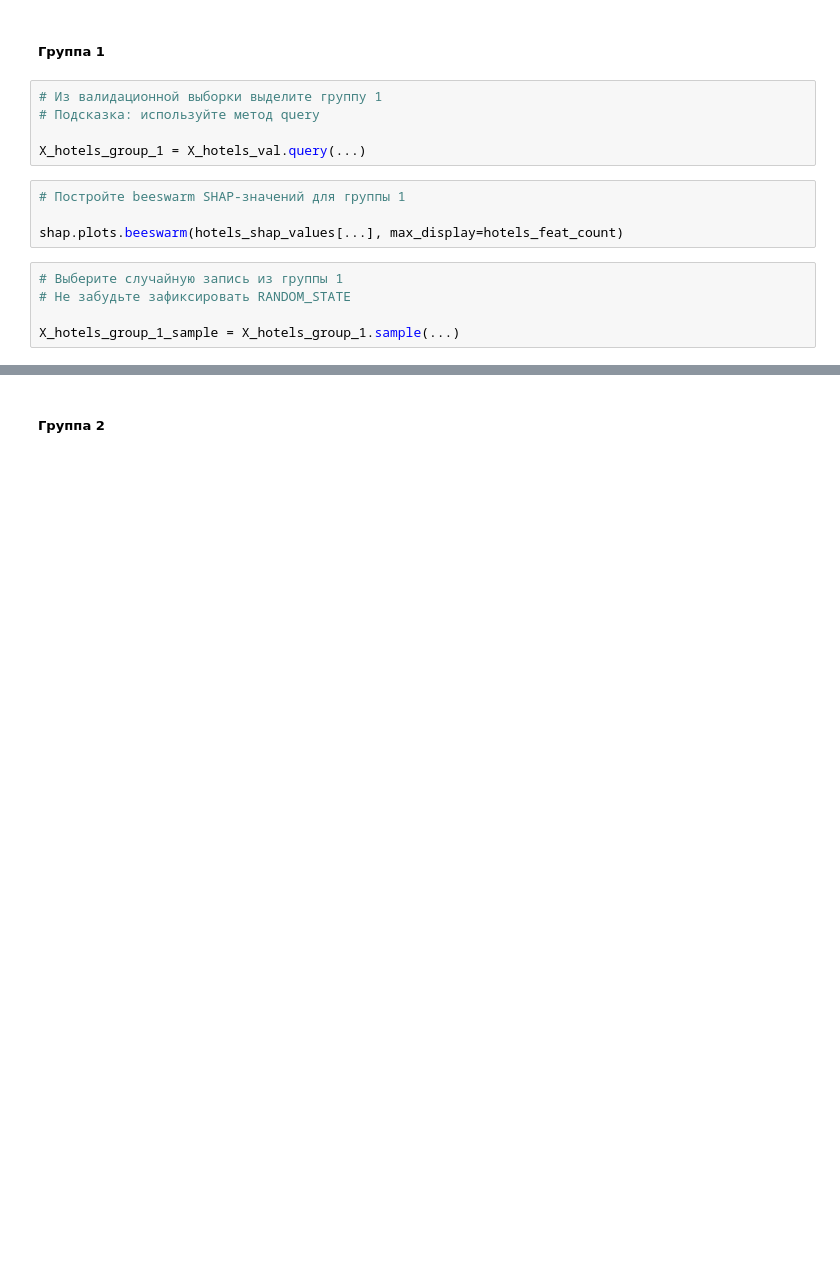
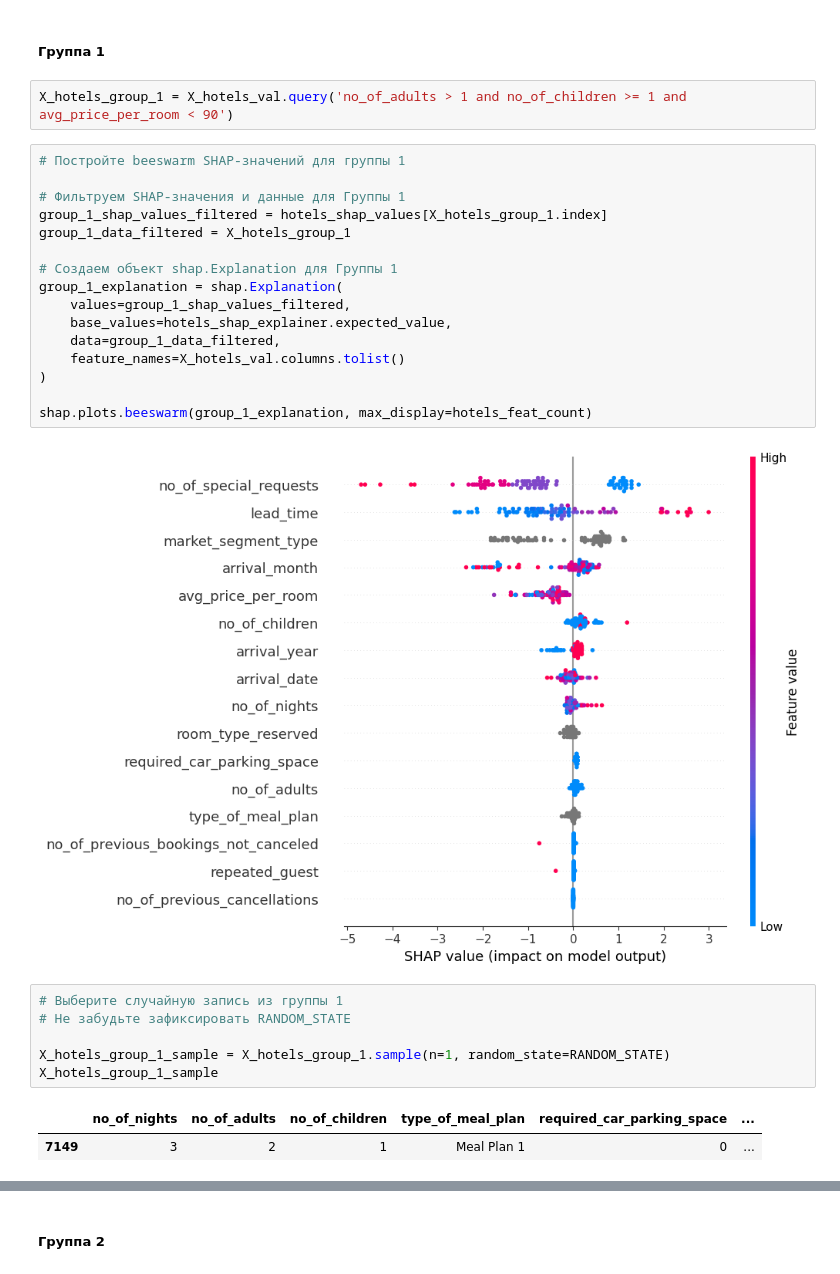
Before and after one commit to ml2me/study, a Jupyter notebook: classic_ML/7/07.Задание.ipynb, the cells around one changed output, grey strips where cells are left out. Cells and saved outputs as stored; diff of their text form; blank space fills up the shorter version.

```diff
--- a/classic_ML/7/07.Задание.ipynb
+++ b/classic_ML/7/07.Задание.ipynb
@@ -953,19 +953,34 @@ shap.plots.beeswarm(hotels_explanation, max_display=hotels_feat_count)
 # %% [markdown]
 ##### Группа 1
 # %%
-# Из валидационной выборки выделите группу 1
-# Подсказка: используйте метод query
-
-X_hotels_group_1 = X_hotels_val.query(...)
+X_hotels_group_1 = X_hotels_val.query('no_of_adults > 1 and no_of_children >= 1 and avg_price_per_room < 90')
 # %%
 # Постройте beeswarm SHAP-значений для группы 1
 
-shap.plots.beeswarm(hotels_shap_values[...], max_display=hotels_feat_count)
+# Фильтруем SHAP-значения и данные для Группы 1
+group_1_shap_values_filtered = hotels_shap_values[X_hotels_group_1.index]
+group_1_data_filtered = X_hotels_group_1
+
+# Создаем объект shap.Explanation для Группы 1
+group_1_explanation = shap.Explanation(
+    values=group_1_shap_values_filtered,
+    base_values=hotels_shap_explainer.expected_value,
+    data=group_1_data_filtered,
+    feature_names=X_hotels_val.columns.tolist()
+)
+
+shap.plots.beeswarm(group_1_explanation, max_display=hotels_feat_count)
+# %% [output]
+[figure, added]
 # %%
 # Выберите случайную запись из группы 1
 # Не забудьте зафиксировать RANDOM_STATE
 
-X_hotels_group_1_sample = X_hotels_group_1.sample(...)
+X_hotels_group_1_sample = X_hotels_group_1.sample(n=1, random_state=RANDOM_STATE)
+X_hotels_group_1_sample
+# %% [output]
+|  | no_of_nights | no_of_adults | no_of_children | type_of_meal_plan | required_car_parking_space | ... |
+| 7149 | 3 | 2 | 1 | Meal Plan 1 | 0 | ... |
 # %%
 # Постройте waterfall SHAP-значений для записи из группы 1
 
```
Also changed, not shown: parts of 12 cells of this notebook.
